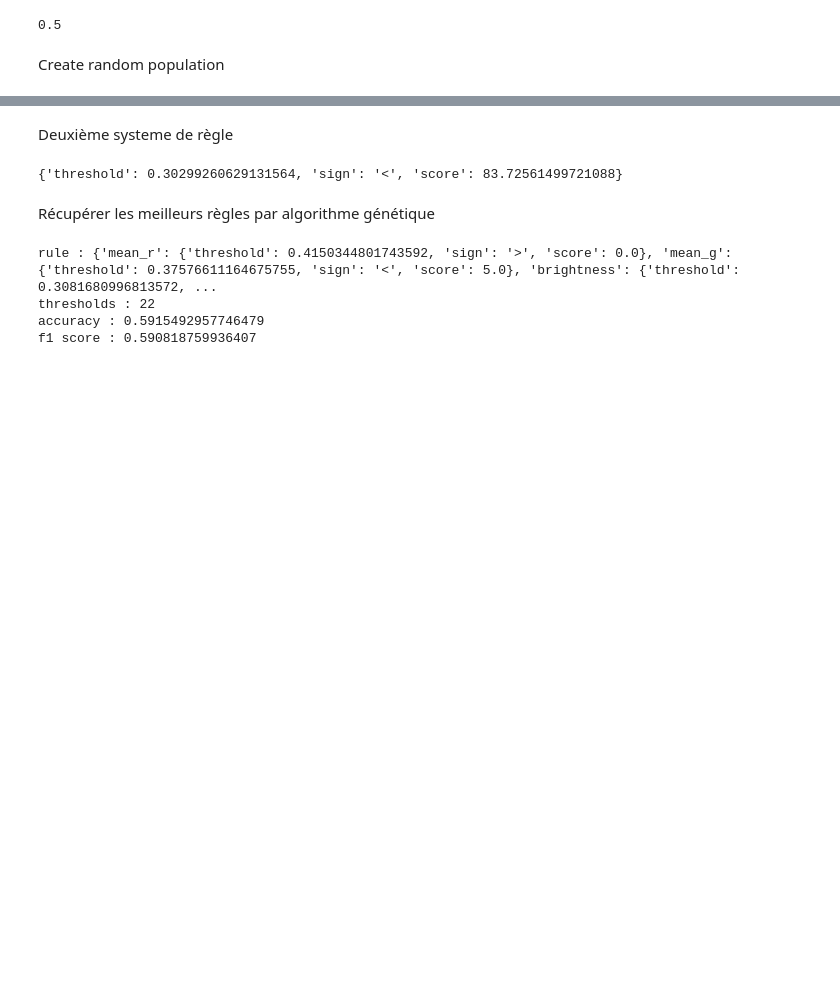
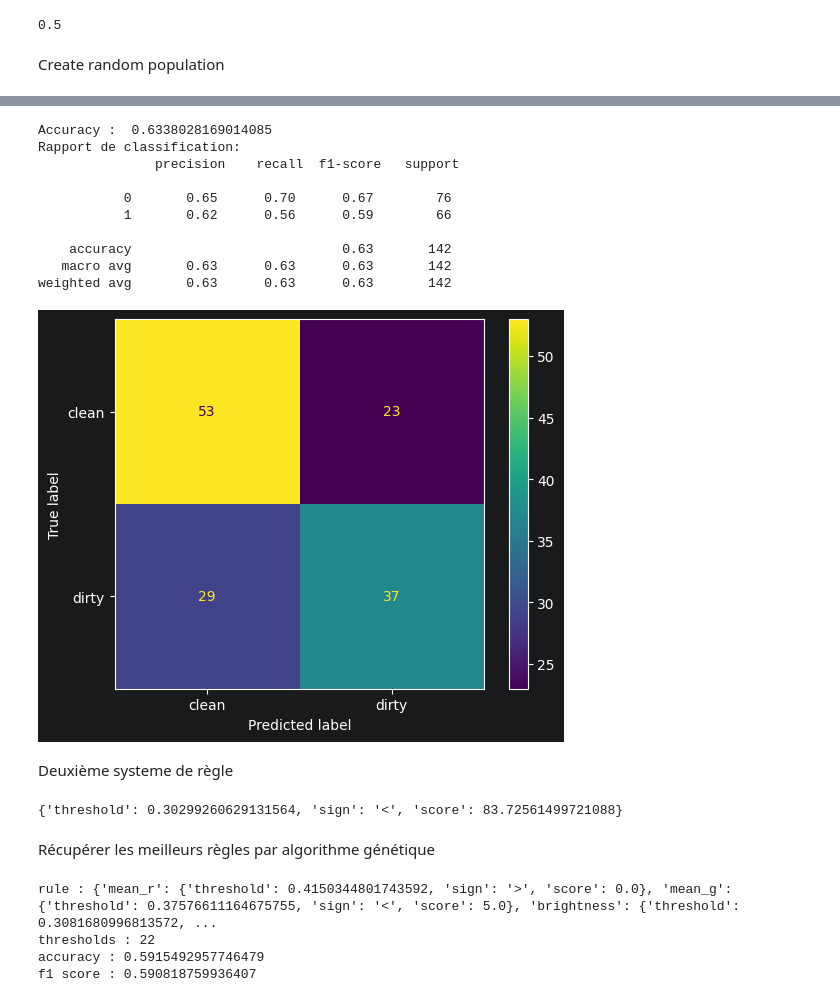
Before and after one commit to Antsurf/bin-oculaire, a Jupyter notebook: app/classifier 2 class.ipynb, the cells around one changed output, grey strips where cells are left out. Cells and saved outputs as stored; diff of their text form; code cells hidden in the pictures; blank space fills up the shorter version.

```diff
--- a/app/classifier 2 class.ipynb
+++ b/app/classifier 2 class.ipynb
@@ -284,7 +266,7 @@ weighted avg       0.68      0.68      0.67        40
 from sklearn.model_selection import ParameterSampler
 from scipy.stats import uniform
 
-weights_base = ["mean_r", "mean_g", "brightness", "contraste_global", "edge_density_V2", "max_r", "max_g", "max_b", "min_r", "min_g", "min_b", "index_max_r", "index_max_g", "max_lum", "min_lum", "index_max_lum", "index_min_lum", "sum_avg", "quantity_of_whites"]
+weights_base = ["mean_r", "mean_g", "brightness", "contraste_global", "edge_density_opencv", "max_r", "max_g", "max_b", "min_r", "min_g", "min_b", "index_max_r", "index_max_g", "max_lum", "min_lum", "index_max_lum", "index_min_lum", "sum_avg", "quantity_of_whites"]
 
 param_distributions = {k: uniform(0.0, 1.0) for k in weights_base}
 n_iter = 5000
@@ -299,7 +281,7 @@ save_threshold = None
 
 i = 0
 for sample in sampler:
-    y_pred_str = predict(df, sample, threshold[i])
+    y_pred_str = predict_with_weights(df, sample, threshold[i])
     y_pred = le.transform(y_pred_str)
     accuracy = accuracy_score(y_true, y_pred)
     if accuracy>max_accuracy:
@@ -316,7 +298,7 @@ Create random population
 # %%
 class Element :
     def __init__(self):
-        weights_base = ["mean_r", "mean_g", "brightness", "contraste_global", "edge_density_V2", "max_r", "max_g", "max_b", "min_r", "min_g", "min_b", "index_max_r", "index_max_g", "max_lum", "min_lum", "index_max_lum", "index_min_lum", "sum_avg", "quantity_of_whites"]
+        weights_base = ["mean_r", "mean_g", "brightness", "contraste_global", "edge_density_opencv", "max_r", "max_g", "max_b", "min_r", "min_g", "min_b", "index_max_r", "index_max_g", "max_lum", "min_lum", "index_max_lum", "index_min_lum", "sum_avg", "quantity_of_whites"]
 
         weights_values = np.random.rand(19)
         self.weights = {}
@@ -327,17 +309,17 @@ class Element :
 
 
     def get_accuracy(self):
-        y_pred_str = predict(df, self.weights, self.threshold)
+        y_pred_str = predict_with_weights(df, self.weights, self.threshold)
         y_pred = le.transform(y_pred_str)
         return accuracy_score(y_true, y_pred)
 
     def get_f1_score(self):
-        y_pred_str = predict(df, self.weights, self.threshold)
+        y_pred_str = predict_with_weights(df, self.weights, self.threshold)
         y_pred = le.transform(y_pred_str)
         return f1_score(y_true, y_pred, average='macro')
 
     def get_cost(self, penalities):
-        y_pred_str = predict(df, self.weights, self.threshold)
+        y_pred_str = predict_with_weights(df, self.weights, self.threshold)
         y_pred = le.transform(y_pred_str)
         conf_matrix = confusion_matrix(y_true, y_pred)
         matrix = np.multiply(conf_matrix, penalities)
@@ -404,11 +386,11 @@ def mutation(element, mutation_rate=0.1):
 
     return element
 # %%
-population = create_pop(200)
+population = create_pop(400)
 penalities = np.array([[0, 18],
                        [30, 0 ]])
-for i in range(1000):
-    best_pop = get_best_f1_score(population)
+for i in range(600):
+    best_pop = get_best_accuracy(population)
     children = []
     for j in range(0, len(best_pop), 2):
         child1, child2 = get_child(best_pop[j], best_pop[j+1])
@@ -419,4 +401,4 @@ for i in range(1000):
 
     population = best_pop[:-10] + children + create_pop(10)
 
-sorted_pop = sorted(population, key=lambda elem: elem.get_f1_score(), reverse=True)
+sorted_pop = sorted(population, key=lambda elem: elem.get_accuracy(), reverse=True)
@@ -431,13 +416,25 @@ print("f1 score :", element.get_f1_score())
 # %%
-y_pred_str = predict(df, element.weights, element.threshold)
+y_pred_str = predict_with_weights(df, element.weights, element.threshold)
 y_pred = le.transform(y_pred_str)
 
 conf_matrix = confusion_matrix(y_true, y_pred)
 plt = ConfusionMatrixDisplay(confusion_matrix=conf_matrix, display_labels=['clean', 'dirty'])
 plt.plot()
 
 print('Accuracy : ', accuracy_score(y_true, y_pred))
 print("Rapport de classification:\n", classification_report(y_true, y_pred))
+# %% [output]
+Accuracy :  0.6338028169014085
+Rapport de classification:
+               precision    recall  f1-score   support
+
+           0       0.65      0.70      0.67        76
+           1       0.62      0.56      0.59        66
+
+    accuracy                           0.63       142
+   macro avg       0.63      0.63      0.63       142
+weighted avg       0.63      0.63      0.63       142
+[figure, added]
 # %% [markdown]
 Deuxième systeme de règle
 # %%
```
Also changed, not shown: parts of 17 cells of this notebook, 2 other files.
